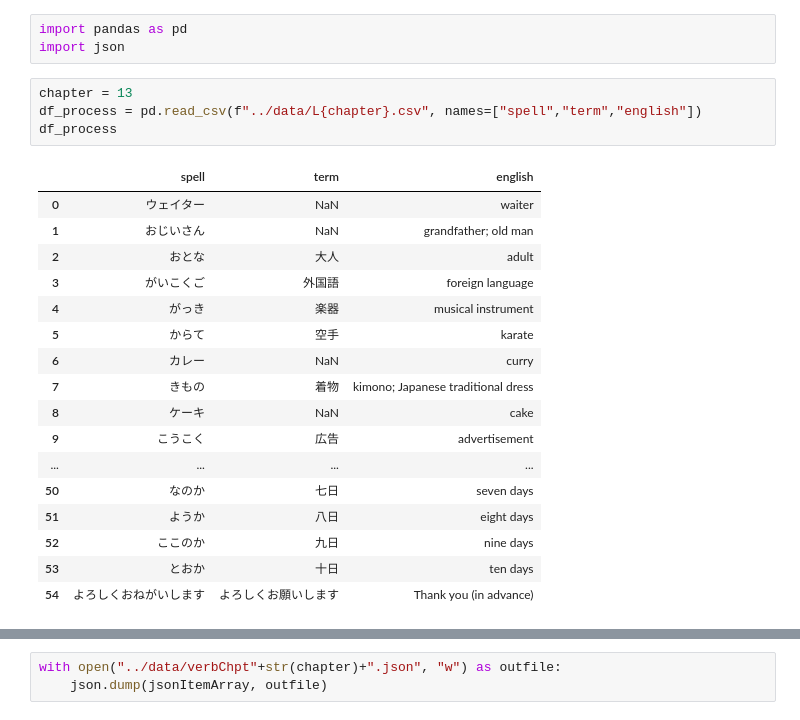
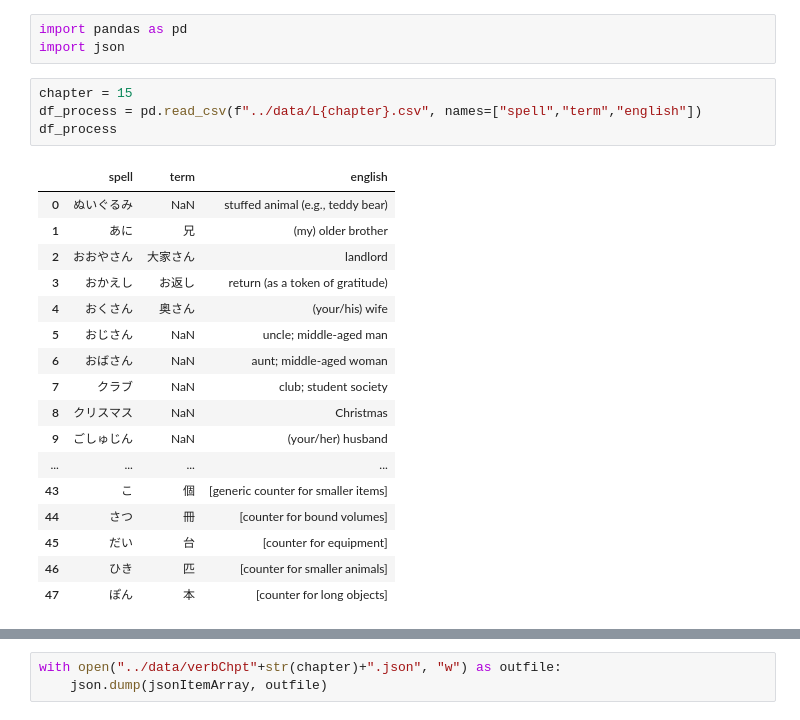
Before and after one commit to IRIDIXVdt/Honours_2022_larry, a Jupyter notebook: data_process/notebook/vocabProcess.ipynb, the cells around one changed output, grey strips where cells are left out. Cells and saved outputs as stored; diff of their text form.

```diff
--- a/data_process/notebook/vocabProcess.ipynb
+++ b/data_process/notebook/vocabProcess.ipynb
@@ -2,27 +2,27 @@
 import pandas as pd
 import json
 # %%
-chapter = 13
+chapter = 15
 df_process = pd.read_csv(f"../data/L{chapter}.csv", names=["spell","term","english"])
 df_process
 # %% [output]
 |  | spell | term | english |
-| 0 | ウェイター | NaN | waiter |
-| 1 | おじいさん | NaN | grandfather; old man |
-| 2 | おとな | 大人 | adult |
-| 3 | がいこくご | 外国語 | foreign language |
-| 4 | がっき | 楽器 | musical instrument |
-| 5 | からて | 空手 | karate |
-| 6 | カレー | NaN | curry |
-| 7 | きもの | 着物 | kimono; Japanese traditional dress |
-| 8 | ケーキ | NaN | cake |
-| 9 | こうこく | 広告 | advertisement |
+| 0 | ぬいぐるみ | NaN | stuffed animal (e.g., teddy bear) |
+| 1 | あに | 兄 | (my) older brother |
+| 2 | おおやさん | 大家さん | landlord |
+| 3 | おかえし | お返し | return (as a token of gratitude) |
+| 4 | おくさん | 奥さん | (your/his) wife |
+| 5 | おじさん | NaN | uncle; middle-aged man |
+| 6 | おばさん | NaN | aunt; middle-aged woman |
+| 7 | クラブ | NaN | club; student society |
+| 8 | クリスマス | NaN | Christmas |
+| 9 | ごしゅじん | NaN | (your/her) husband |
 | ... | ... | ... | ... |
-| 50 | なのか | 七日 | seven days |
-| 51 | ようか | 八日 | eight days |
-| 52 | ここのか | 九日 | nine days |
-| 53 | とおか | 十日 | ten days |
-| 54 | よろしくおねがいします | よろしくお願いします | Thank you (in advance) |
+| 43 | こ | 個 | [generic counter for smaller items] |
+| 44 | さつ | 冊 | [counter for bound volumes] |
+| 45 | だい | 台 | [counter for equipment] |
+| 46 | ひき | 匹 | [counter for smaller animals] |
+| 47 | ぽん | 本 | [counter for long objects] |
 # %%
 df_newTerm = df_process[["spell"]]
 df_newTerm = df_newTerm.rename(columns={"spell": "term"})
```
Also changed, not shown: parts of 3 cells of this notebook, 3 other files.
